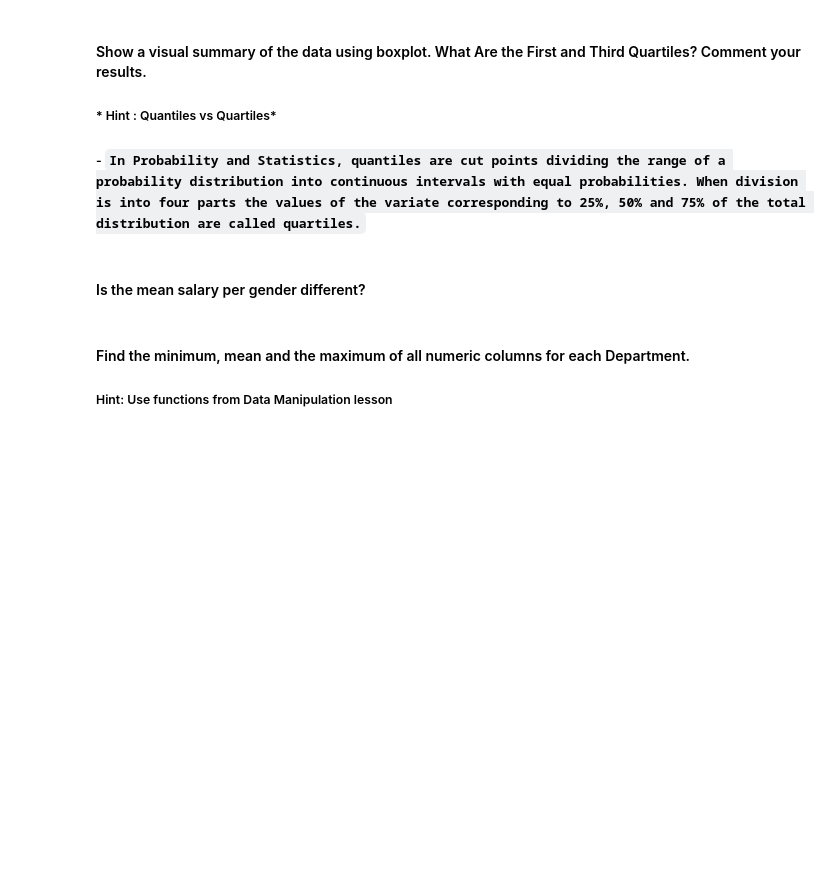
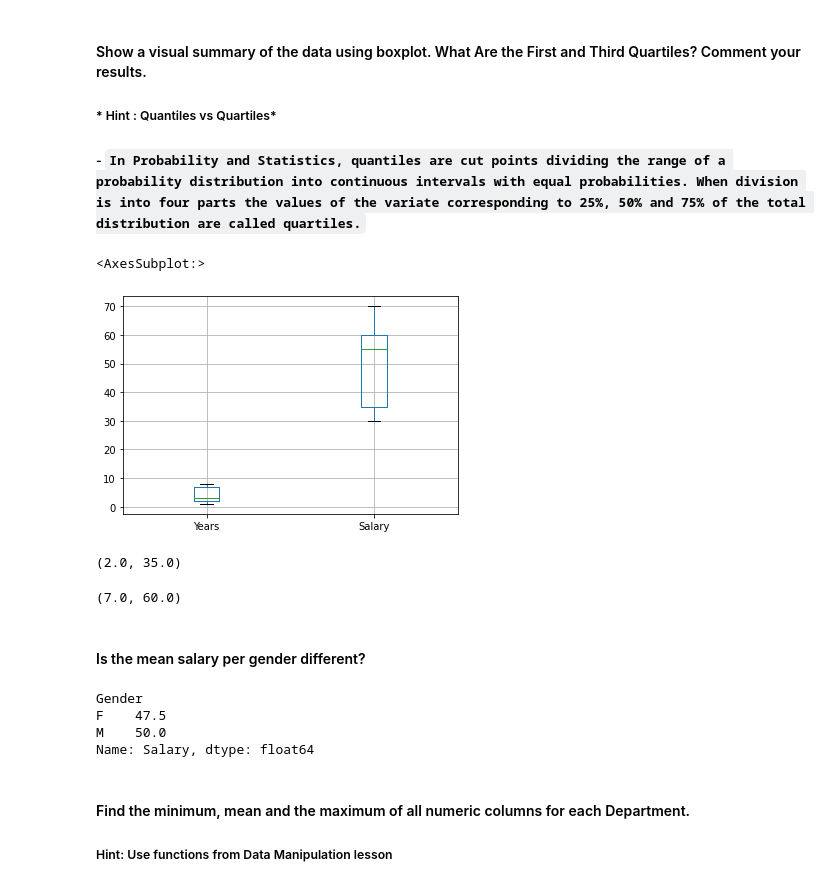
Before and after one commit to Ironhack-Data-Madrid-Octubre-2022/5.1-lab-subsetting-and-descriptive-stats, a Jupyter notebook: your-code/main.ipynb, the cells around one changed output. Saved outputs shown, nothing was run; the diff lists cells and outputs as text; code cells hidden in the pictures; blank space fills up the shorter version.

```diff
--- a/your-code/main.ipynb
+++ b/your-code/main.ipynb
@@ -126,4 +283,10 @@ pd.set_option('display.max_columns', None)
 ##### * Hint : Quantiles vs Quartiles*
 ##### - `In Probability and Statistics, quantiles are cut points dividing the range of a probability distribution into continuous intervals with equal probabilities. When division is into four parts the values of the variate corresponding to 25%, 50% and 75% of the total distribution are called quartiles.`
 # %%
-# draw boxplot here
+# draw boxplot here.
+employee.boxplot()
+
+#Q1 de year es
+# %% [output]
+<AxesSubplot:>
+[figure, added]
@@ -134,2 +293,11 @@ pd.set_option('display.max_columns', None)
+# %%
+
+np.quantile(employee.Years, 0.25) , np.quantile(employee.Salary, 0.25)
+# %% [output]
+(2.0, 35.0)
+# %%
+np.quantile(employee.Years, 0.75) , np.quantile(employee.Salary, 0.75)
+# %% [output]
+(7.0, 60.0)
 # %% [markdown]
 #### Is the mean salary per gender different?
@@ -138,3 +304,10 @@ pd.set_option('display.max_columns', None)
+# %%
+employee.Salary.groupby(employee.Gender).mean()
+# %% [output]
+Gender
+F    47.5
+M    50.0
+Name: Salary, dtype: float64
 # %% [markdown]
 #### Find the minimum, mean and the maximum of all numeric columns for each Department.
 
```
Also changed, not shown: parts of 87 cells of this notebook, 2 other files.
